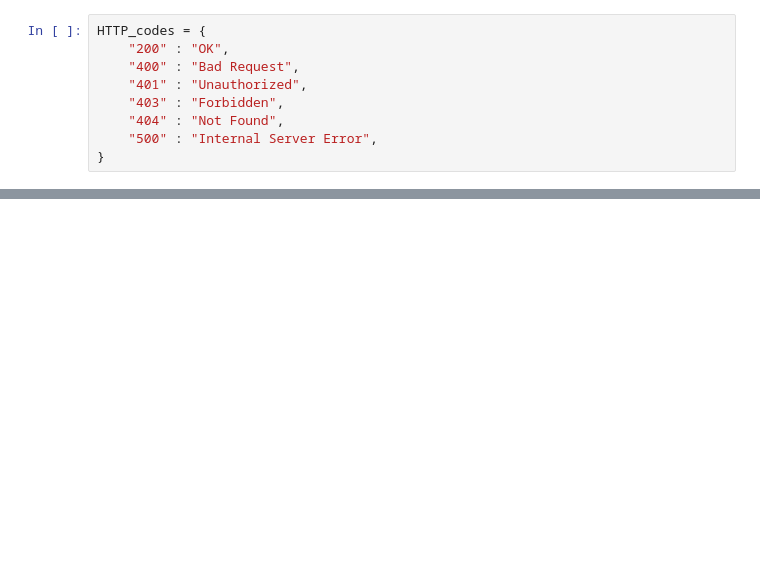
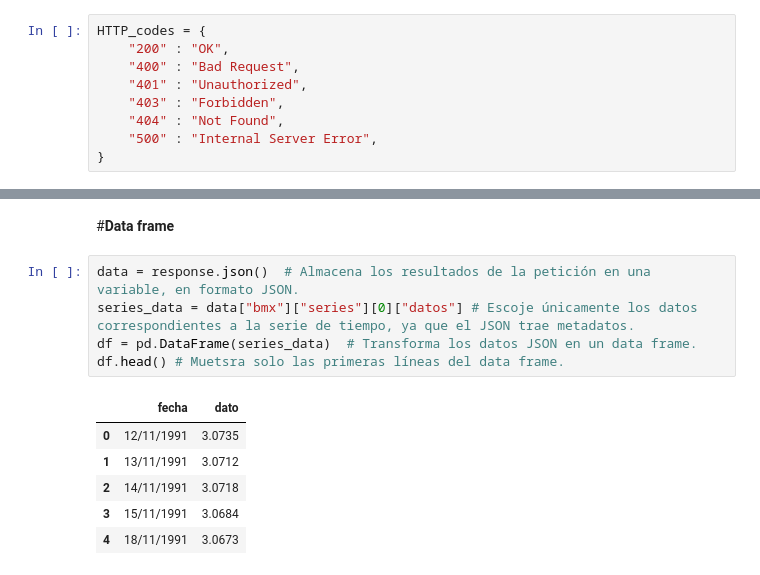
Before and after one commit to rubusarbaro/supplychain-forecast-FIME, a Jupyter notebook: PIA_Prophet.ipynb, the cells around one changed output, grey strips where cells are left out. Drawn from its saved outputs; the diff is of its cells as text; blank space fills up the shorter version.

```diff
--- a/PIA_Prophet.ipynb
+++ b/PIA_Prophet.ipynb
@@ -58,0 +85,14 @@ df
+# %% [markdown]
+#**Data frame**
+# %%
+data = response.json()  # Almacena los resultados de la petición en una variable, en formato JSON.
+series_data = data["bmx"]["series"][0]["datos"] # Escoje únicamente los datos correspondientes a la serie de tiempo, ya que el JSON trae metadatos.
+df = pd.DataFrame(series_data)  # Transforma los datos JSON en un data frame.
+df.head() # Muetsra solo las primeras líneas del data frame.
+# %% [output]
+|  | fecha | dato |
+| 0 | 12/11/1991 | 3.0735 |
+| 1 | 13/11/1991 | 3.0712 |
+| 2 | 14/11/1991 | 3.0718 |
+| 3 | 15/11/1991 | 3.0684 |
+| 4 | 18/11/1991 | 3.0673 |
```
Also changed, not shown: parts of 12 cells of this notebook.
